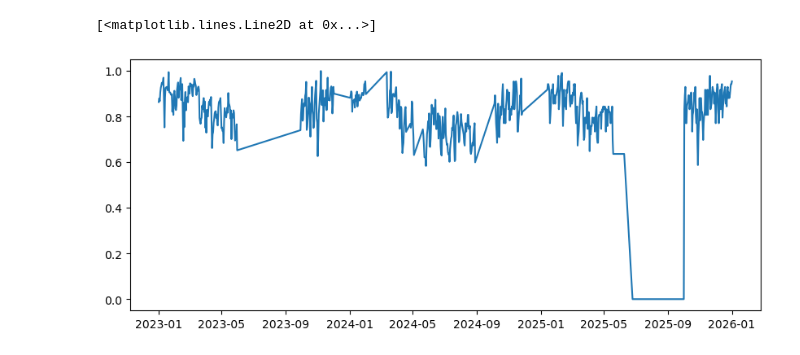
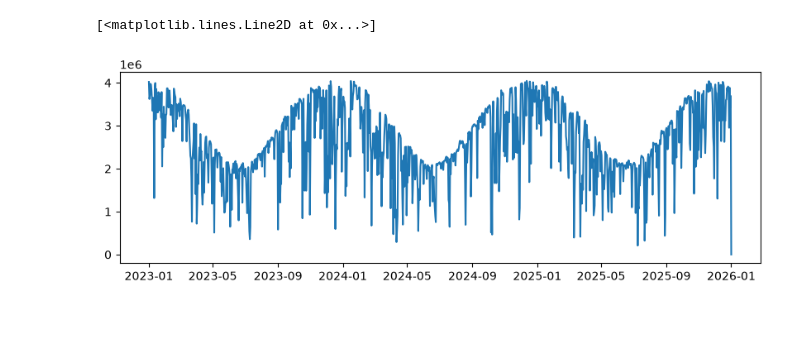
Before and after one commit to francobarrionuevoenv21/MAIE_devs_pub, a Jupyter notebook: Modelos/TPfinal_ESRTTSS_pred/rdERA5_expl&store.ipynb, the cells around one changed output. Saved outputs shown, nothing was run; the diff lists cells and outputs as text; code cells hidden in the pictures; blank space fills up the shorter version.

Commit message:
update modelos tp final

```diff
--- a/Modelos/TPfinal_ESRTTSS_pred/rdERA5_expl&store.ipynb
+++ b/Modelos/TPfinal_ESRTTSS_pred/rdERA5_expl&store.ipynb
@@ -11,2 +8,6 @@ esr_vector = gpd.read_file('esr_clean.geojson').to_crs('EPSG:4326')
 # %%
-ds = xr.open_dataset('reanalysis-era5-land-timeseries-sfc-radiation-heat_bau786p.nc')
+# --
+ds_rd = xr.open_dataset('data/reanalysis-era5-land-timeseries-sfc-radiation-heat_bau786p.nc')
+
+# --
+esr_vector = gpd.read_file('https://github.com/francobarrionuevoenv21/MAIE_devs_pub/raw/refs/heads/main/Proc_Img/tp_final_claS2/data/esr_clean.geojson').to_crs('EPSG:4326')
@@ -48,7 +44,7 @@ Vector bounds: [-64.49914798 -31.41581278 -64.43258918 -31.31939142]
 # %%
-ds = ds.rio.set_spatial_dims(x_dim='longitude', y_dim='latitude', inplace=False)
-ds = ds.rio.write_crs("EPSG:4326", inplace=False)
+# --
+ds_rd = ds_rd.rio.set_spatial_dims(x_dim='longitude', y_dim='latitude', inplace=False)
+ds_rd = ds_rd.rio.write_crs("EPSG:4326", inplace=False)
 
-crs = ds['ssrd'].rio.crs
-esr_vector = esr_vector.to_crs(crs)
-ds_clip = ds.rio.clip(esr_vector.geometry, all_touched=True)
+# --
+ds_clip = ds_rd.rio.clip(esr_vector.geometry, all_touched=True)
@@ -110,6 +51,31 @@ temp_data_norm = (temp_data-temp_data.min())/(temp_data.max()-temp_data.min())
+# %%
+# --
+'''
+Amount of solar radiation (also known as shortwave radiation) reaching the surface of the Earth. This variable comprises both direct and
+diffuse solar radiation. Radiation from the Sun (solar, or shortwave, radiation) is partly reflected back to space by clouds and particles
+in the atmosphere (aerosols) and some of it is absorbed. The rest is incident on the Earth's surface (represented by this variable). To a
+reasonably good approximation, this variable is the model equivalent of what would be measured by a pyranometer (an instrument used for
+measuring solar radiation) at the surface. However, care should be taken when comparing model variables with observations, because
+observations are often local to a particular point in space and time, rather than representing averages over a model grid box and model
+time step. This variable is accumulated from the beginning of the forecast time to the end of the forecast step. The units are joules per
+square metre (J m^-2). To convert to watts per square metre (W m^-2), the accumulated values should be divided by the accumulation period
+expressed in seconds. The ECMWF convention for vertical fluxes is positive downwards.
+
+Measurement at 00:00:00 is the accumulated for the day before
+'''
+
+# --
+rd_spatial_medn = ds_clip.ssrd.median(dim=['latitude', 'longitude'])
+rd_spatial_medn = rd_spatial_medn.sel(valid_time=slice('2023-01-01', '2026-01-01'))
+rd_spatial_medn_res = rd_spatial_medn.resample(valid_time='1D').max()#.values[:-1]
+
+# --
+dates_norm = rd_spatial_medn_res.valid_time.values.astype('datetime64[D]')
+rd_ttss_corr = np.concatenate((rd_spatial_medn_res.values[1:], np.array([0])))
 # %%
-fig, ax = plt.subplots(figsize=(10, 4))
-ax.plot(meteo_data['dateTime'], temp_data_norm)
+# --
+fig, ax = plt.subplots(figsize=(10, 3))
+ax.plot(dates_norm, rd_ttss_corr)
 # %% [output]
 [<matplotlib.lines.Line2D at 0x...>]
-[figure, old version]
+[figure, new version]
```
Also changed, not shown: parts of 20 cells of this notebook, 3 other files.
